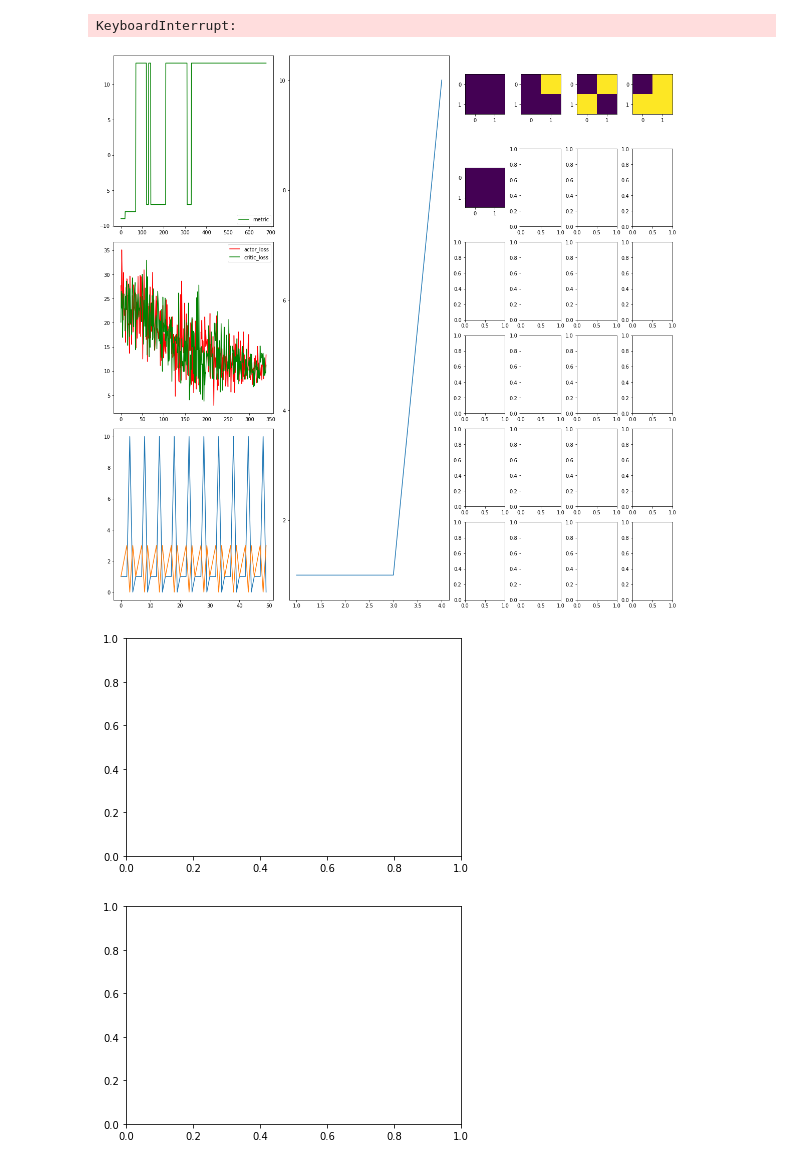
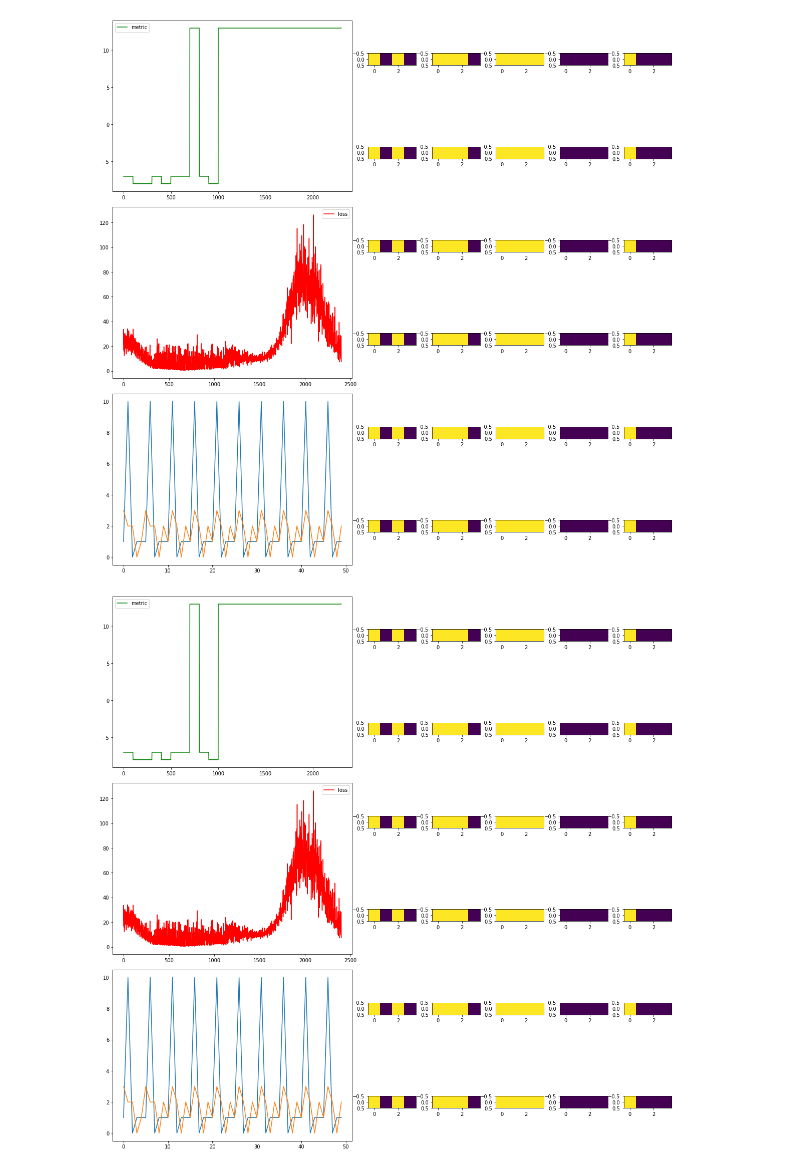
Before and after one commit to alexkocev/iarchitect, a Jupyter notebook: notebooks/essai_aligne_row_with_2dobs.ipynb, the cells around one changed output. Drawn from its saved outputs; the diff is of its cells as text; code cells hidden in the pictures.

```diff
--- a/notebooks/essai_aligne_row_with_2dobs.ipynb
+++ b/notebooks/essai_aligne_row_with_2dobs.ipynb
@@ -40,7 +41,7 @@ from tensorflow.keras import initializers
 # %%
 environment = envs.AlignedRowEnv(4,action_float=False,
                             fail_on_same=True,
-                            observation_1D = False,
+                            observation_1D = True,
                            rewards = {
                      "already_filled":-10,
                      "max_iter":-10,
@@ -104,13 +82,5 @@ def update_plotter(fig):
-# %%
-def fig_trainer(r,c):
-    assert r%3==0
-    fig = plt.figure(figsize=(20,20))
-    gs = GridSpec(r, c,width_ratios=[1,1]+[1/(c-2)]*(c-2))
-    ax = fig.add_subplot(gs[0:r//3,0])
-    ax2 = fig.add_subplot(gs[r//3:r//3*2,0])
-    ax3 = fig.add_subplot(gs[r//3*2:,0])
-    ax4 = fig.add_subplot(gs[:,1])
-    axes =[fig.add_subplot(gs[i,j+2]) for i,j in itertools.product(range(r),range(c-2))]
-    return fig
+# %%
+def plot_obs(obs,ax):
+    return ax.imshow(obs,vmin=0.0,vmax=1.0)
 # %%
 trainer = trainer_iarch.Trainer(train_env,agent)
@@ -118,24 +88,18 @@ trainer.initialize_buffer(min_size=1000,random_policy=True)
 # %%
-fig_tr = fig_trainer(6,6)
-fig_dist = plt.figure()
-plt.subplot()
-fig_buf = plt.figure()
-plt.subplot()
+fig_tr = fig_trainer(6,6,figsize=(20,20))
 
-callbacks = [update_plotter(fig_tr),
-             output_updater(fig_tr,fig_dist)
+callbacks = [update_plotter(fig_tr,plot_obs),
+             output_updater(fig_tr)
              ]
 
 
 
 trainer.run(callbacks=callbacks,
-            buffer_size_increase_per_iteration = 10,
+            buffer_size_increase_per_iteration = 100,
             sample_batch_size_experience = 64,
-            num_iterations_train = 10,
+            num_iterations_train = 100,
             num_steps_per_row_in_experience = 2
            )
 # %% [output]
-KeyboardInterrupt:
-[figure, old version]
+[figure, new version]
-[figure, old version]
+[figure, new version]
-[figure, removed]
```
Also changed, not shown: parts of 18 cells of this notebook, 9 other files.
